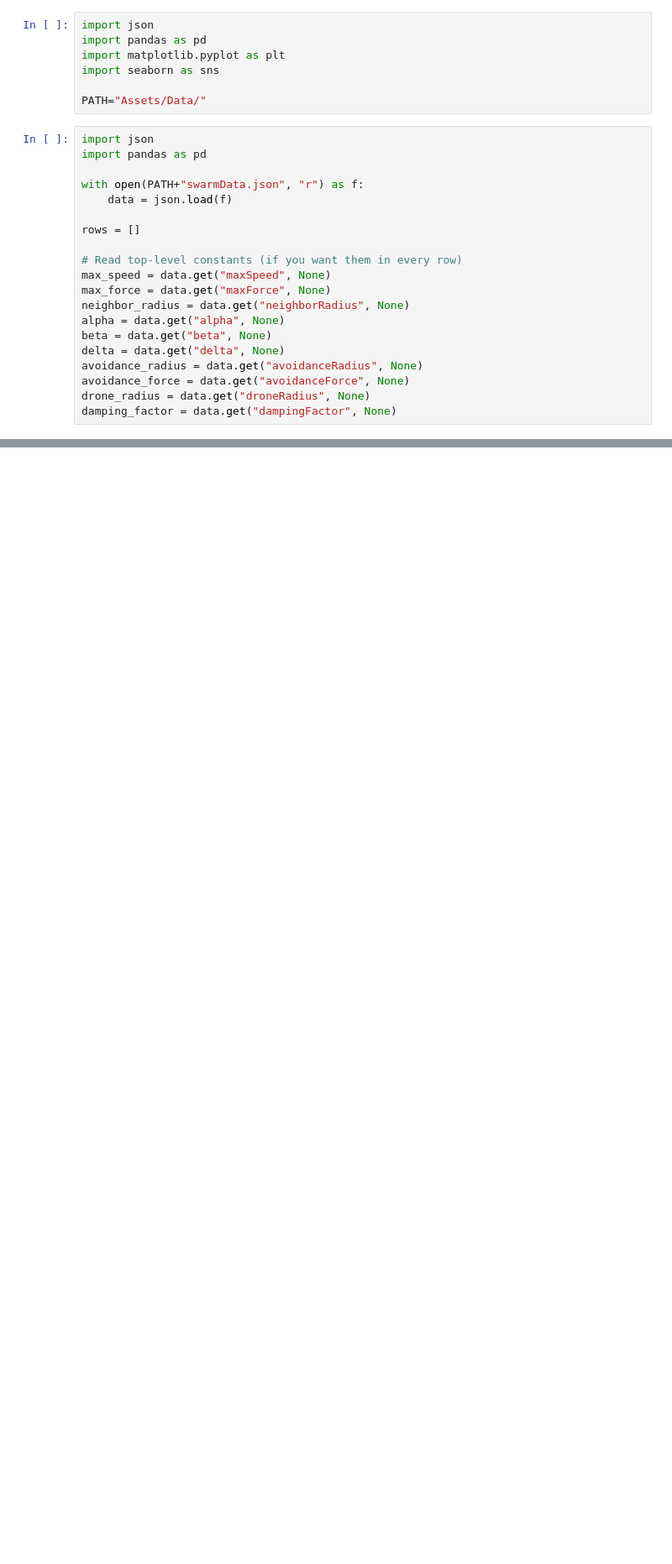
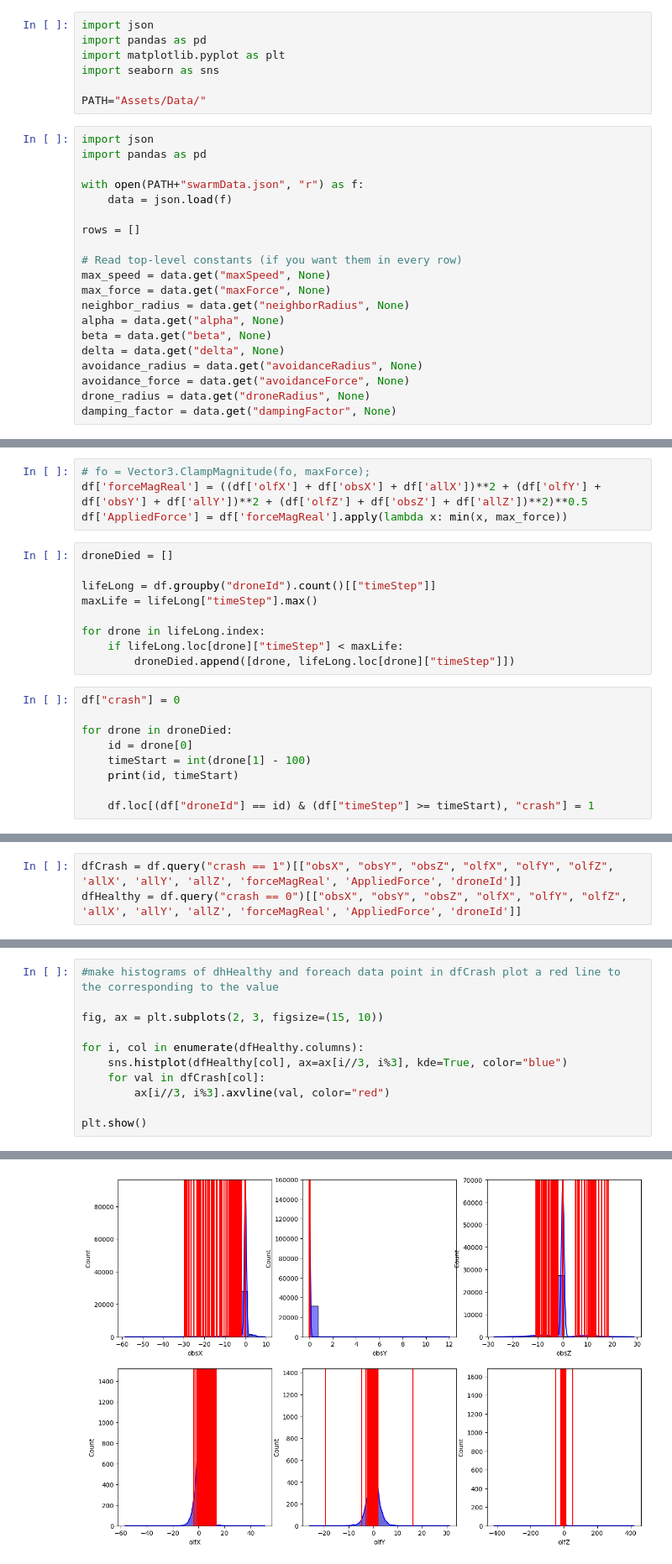
Before and after one commit to DariusGiannoli/DroneSwarmUnity, a Jupyter notebook: SoundMapping/SoundMappingUnity/trajectory.ipynb, the cells around one changed output, grey strips where cells are left out. Shown: that part at 84% size. Cells and saved outputs as stored; diff of their text form; blank space fills up the shorter version.

```diff
--- a/SoundMapping/SoundMappingUnity/trajectory.ipynb
+++ b/SoundMapping/SoundMappingUnity/trajectory.ipynb
@@ -137,0 +123,22 @@ array([''], dtype=object)
+# %%
+# fo = Vector3.ClampMagnitude(fo, maxForce);
+df['forceMagReal'] = ((df['olfX'] + df['obsX'] + df['allX'])**2 + (df['olfY'] + df['obsY'] + df['allY'])**2 + (df['olfZ'] + df['obsZ'] + df['allZ'])**2)**0.5
+df['AppliedForce'] = df['forceMagReal'].apply(lambda x: min(x, max_force))
+# %%
+droneDied = []
+
+lifeLong = df.groupby("droneId").count()[["timeStep"]]
+maxLife = lifeLong["timeStep"].max()
+
+for drone in lifeLong.index:
+    if lifeLong.loc[drone]["timeStep"] < maxLife:
+        droneDied.append([drone, lifeLong.loc[drone]["timeStep"]])
+# %%
+df["crash"] = 0
+
+for drone in droneDied:
+    id = drone[0]
+    timeStart = int(drone[1] - 100)
+    print(id, timeStart)
+
+    df.loc[(df["droneId"] == id) & (df["timeStep"] >= timeStart), "crash"] = 1
@@ -137,0 +148,3 @@ array([''], dtype=object)
+# %%
+dfCrash = df.query("crash == 1")[["obsX", "obsY", "obsZ", "olfX", "olfY", "olfZ", 'allX', 'allY', 'allZ', 'forceMagReal', 'AppliedForce', 'droneId']]
+dfHealthy = df.query("crash == 0")[["obsX", "obsY", "obsZ", "olfX", "olfY", "olfZ", 'allX', 'allY', 'allZ', 'forceMagReal', 'AppliedForce', 'droneId']]
@@ -137,0 +175,12 @@ array([''], dtype=object)
+# %%
+#make histograms of dhHealthy and foreach data point in dfCrash plot a red line to the corresponding to the value
+
+fig, ax = plt.subplots(2, 3, figsize=(15, 10))
+
+for i, col in enumerate(dfHealthy.columns):
+    sns.histplot(dfHealthy[col], ax=ax[i//3, i%3], kde=True, color="blue")
+    for val in dfCrash[col]:
+        ax[i//3, i%3].axvline(val, color="red")
+
+plt.show()
+# %% [output]
@@ -137,0 +188 @@ array([''], dtype=object)
+[figure, added]
```
Also changed, not shown: parts of 12 cells of this notebook, 18 other files.
